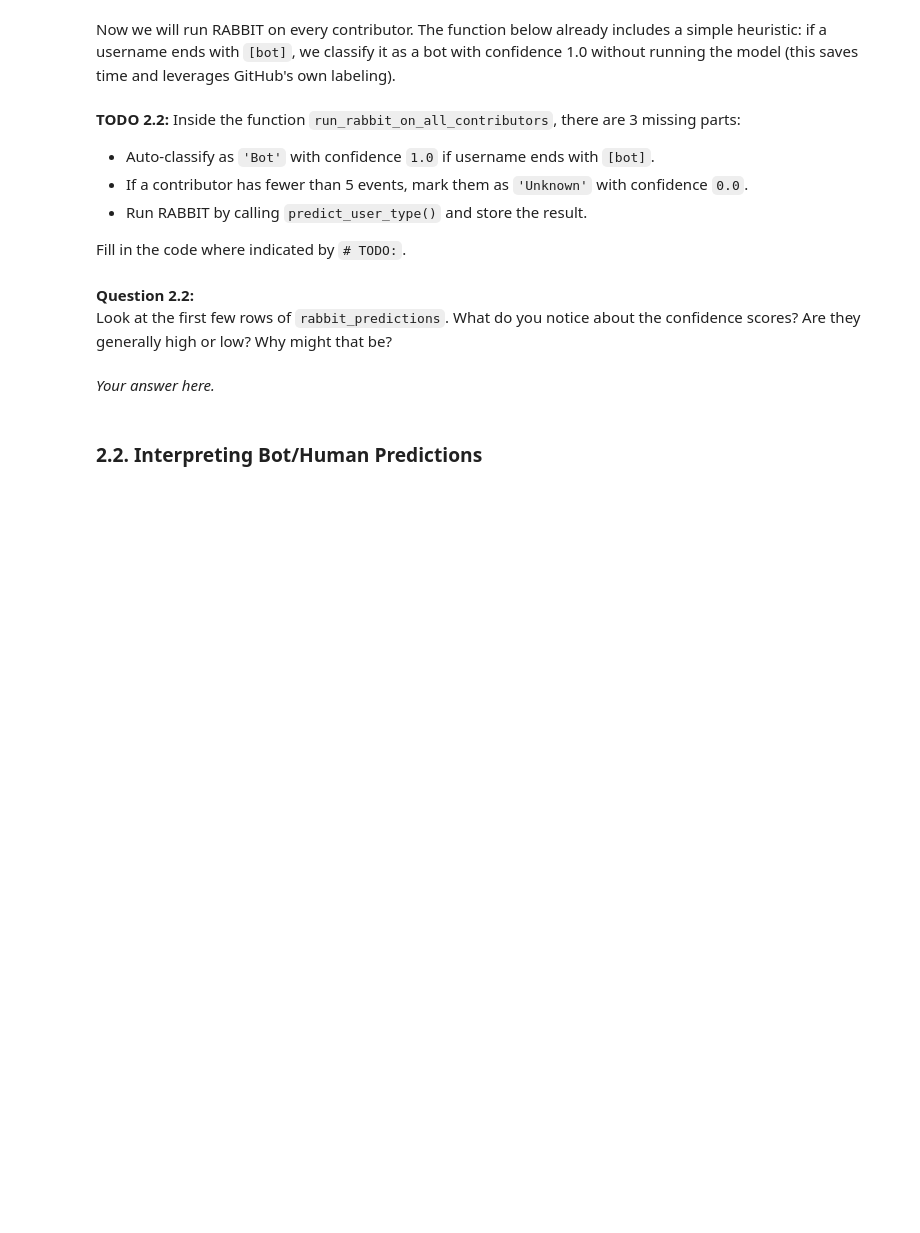
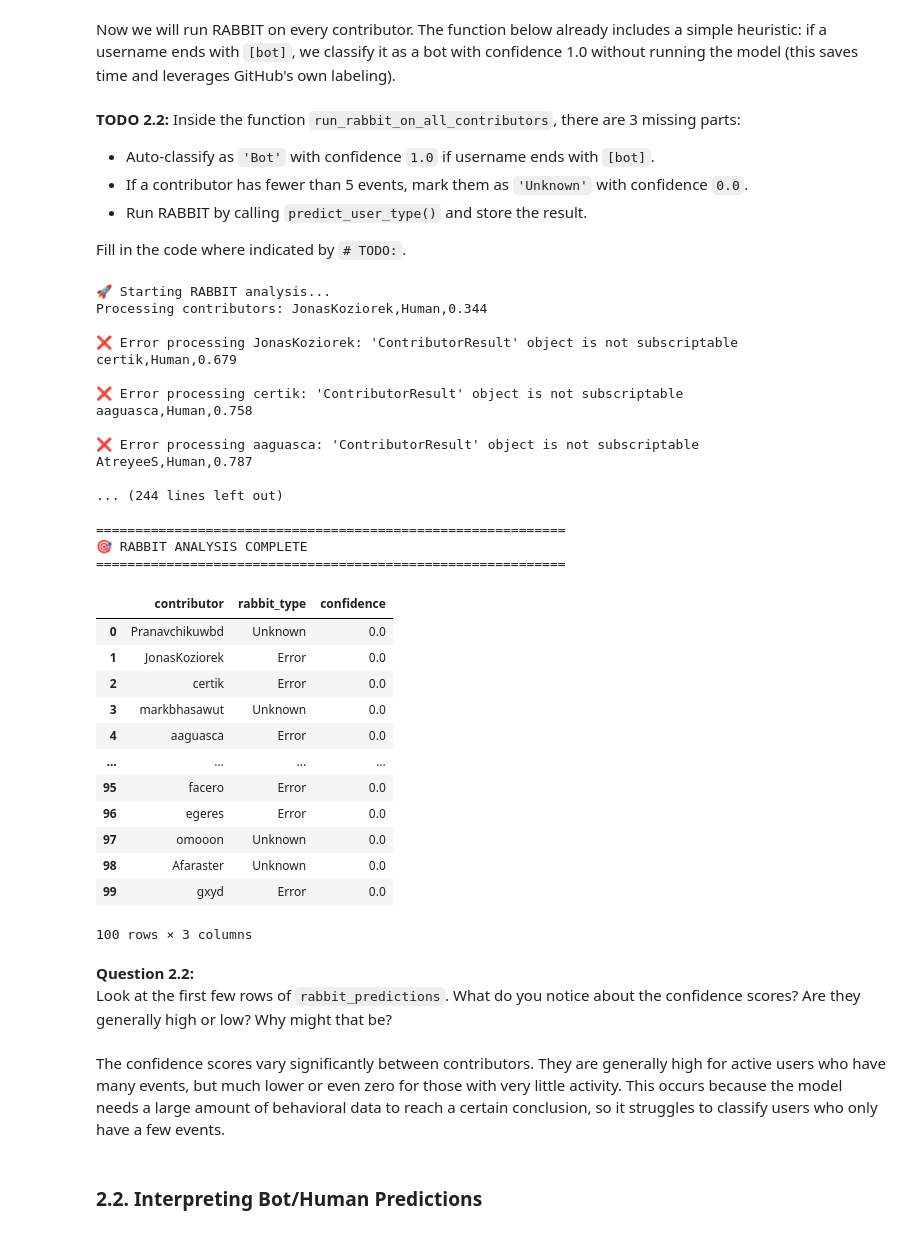
Before and after one commit to Antoine280401/Software-Evolution_Practical-Bots, a Jupyter notebook: Bots-Template.ipynb, the cells around one changed output. Saved outputs shown, nothing was run; the diff lists cells and outputs as text; code cells hidden in the pictures; blank space fills up the shorter version.

Commit message:
answers until 2.3

```diff
--- a/Bots-Template.ipynb
+++ b/Bots-Template.ipynb
@@ -607,38 +618,80 @@ def run_rabbit_on_all_contributors():
         # Auto-classify if username ends with [bot]
         if contributor.endswith('[bot]'):
             # TODO: Append Bot result with confidence 1.0 and continue
-            # Your code here...
-
+            results.append({
+                'contributor': contributor,
+                'rabbit_type': 'Bot',
+                'confidence': 1.0
+            })
             continue
 
         # Load events
         events = load_contributor_events(contributor)
 
         if len(events) < 5:
             # TODO: Append Unknown result with confidence 0.0 and continue
-            # Your code here...
-
+            results.append({
+                'contributor': contributor,
+                'rabbit_type': 'Unknown',
+                'confidence': 0.0
+            })
             continue
 
         # Run RABBIT prediction
         try:
-            # TODO: Call predict_user_type() and append the result
-            # Your code here...
+            prediction = predict_user_type(username=contributor, events=events, predictor=predictor)
+            print(prediction)
+            results.append({
+                'contributor': prediction[0],
+                'rabbit_type': prediction[1],
+                'confidence': prediction[2]
+            })
 
         except Exception as e:
             print(f"\n❌ Error processing {contributor}: {e}")
             results.append({
                 'contributor': contributor,
                 'rabbit_type': 'Error',
                 'confidence': 0.0
             })
 
     return pd.DataFrame(results)
 
-# Run the analysis (this may take a minute or two)
+# Run the analysis
 rabbit_predictions = run_rabbit_on_all_contributors()
 
 print("\n" + "="*60)
 print("🎯 RABBIT ANALYSIS COMPLETE")
 print("="*60)
-display(rabbit_predictions.head(10))
+display(rabbit_predictions.head(100))
+# %% [output]
+🚀 Starting RABBIT analysis...
+Processing contributors: JonasKoziorek,Human,0.344
+
+❌ Error processing JonasKoziorek: 'ContributorResult' object is not subscriptable
+certik,Human,0.679
+
+❌ Error processing certik: 'ContributorResult' object is not subscriptable
+aaguasca,Human,0.758
+
+❌ Error processing aaguasca: 'ContributorResult' object is not subscriptable
+AtreyeeS,Human,0.787
+
+... (244 lines left out)
+
+============================================================
+🎯 RABBIT ANALYSIS COMPLETE
+============================================================
+|  | contributor | rabbit_type | confidence |
+| 0 | Pranavchikuwbd | Unknown | 0.0 |
+| 1 | JonasKoziorek | Error | 0.0 |
+| 2 | certik | Error | 0.0 |
+| 3 | markbhasawut | Unknown | 0.0 |
+| 4 | aaguasca | Error | 0.0 |
+| ... | ... | ... | ... |
+| 95 | facero | Error | 0.0 |
+| 96 | egeres | Error | 0.0 |
+| 97 | omooon | Unknown | 0.0 |
+| 98 | Afaraster | Unknown | 0.0 |
+| 99 | gxyd | Error | 0.0 |
+100 rows × 3 columns
@@ -646,7 +701,7 @@ display(rabbit_predictions.head(10))
 **Question 2.2:**
 Look at the first few rows of `rabbit_predictions`. What do you notice about the confidence scores? Are they generally high or low? Why might that be?
 # %% [markdown]
-*Your answer here.*
+The confidence scores vary significantly between contributors. They are generally high for active users who have many events, but much lower or even zero for those with very little activity. This occurs because the model needs a large amount of behavioral data to reach a certain conclusion, so it struggles to classify users who only have a few events.
 # %% [markdown]
 ### 2.2. Interpreting Bot/Human Predictions
 # %% [markdown]
```
Also changed, not shown: parts of 9 cells of this notebook, 1 other file.
